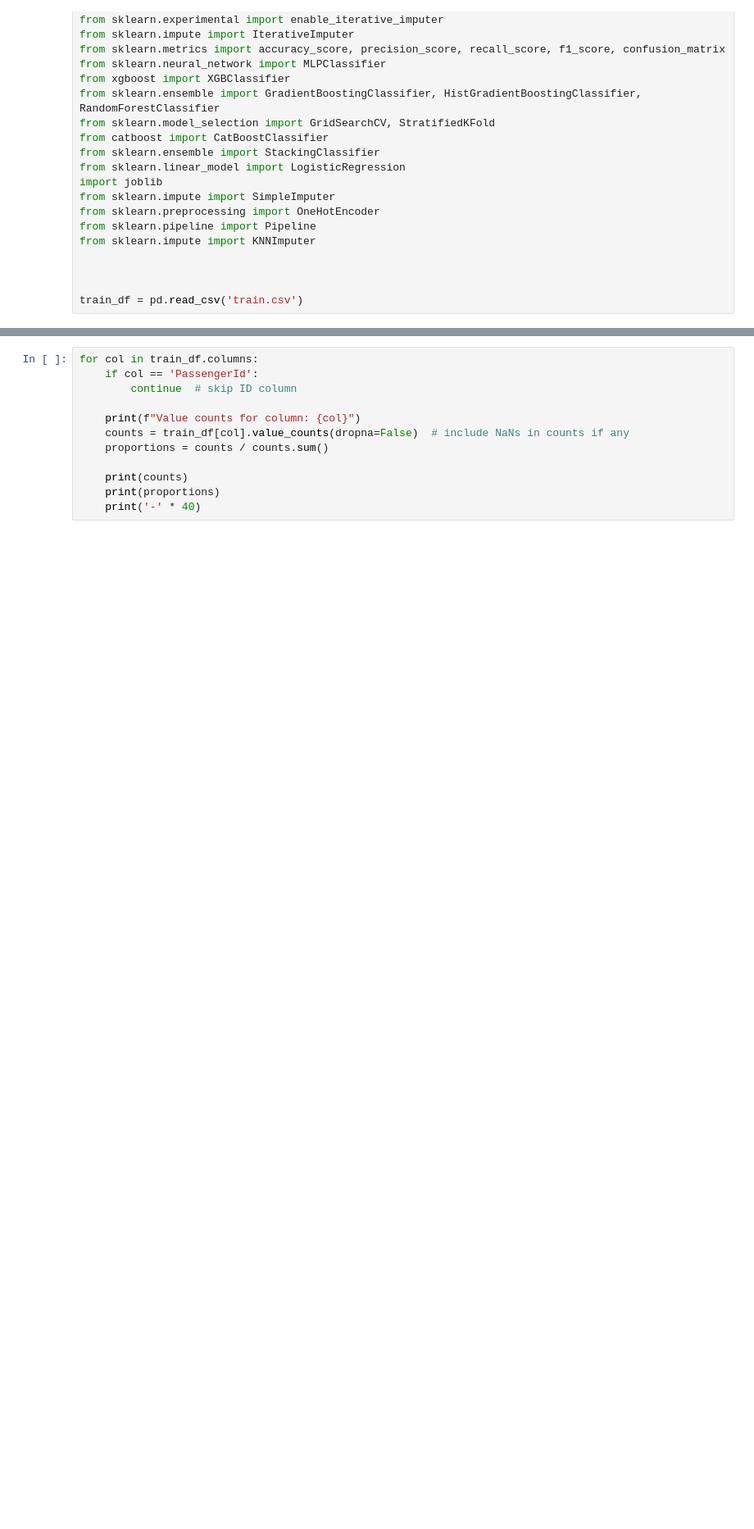
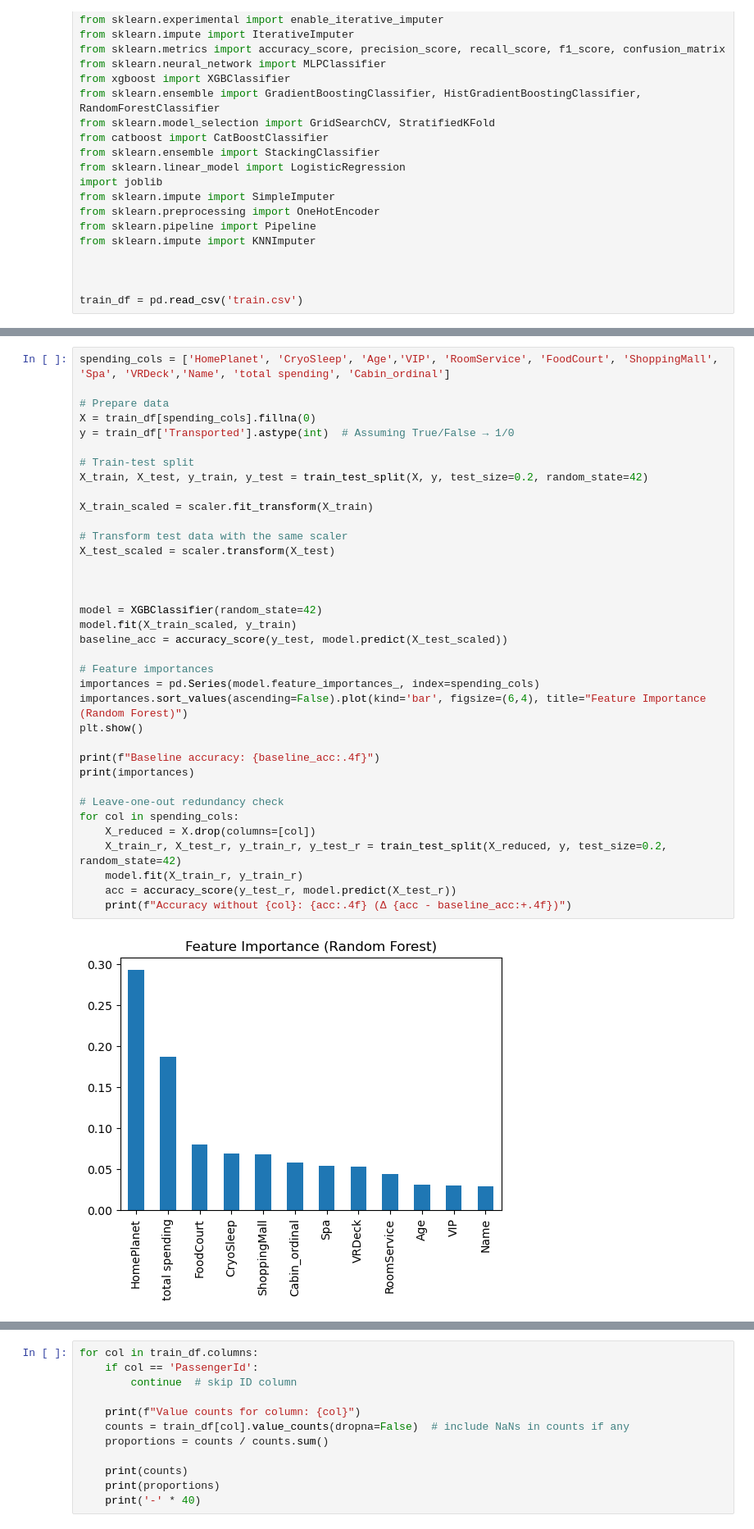
Before and after one commit to GeordieJones/kaggel_spaceship-titanic, a Jupyter notebook: third_model.ipynb, the cells around one changed output, grey strips where cells are left out. Shown at 82% size. Saved outputs shown, nothing was run; the diff lists cells and outputs as text; blank space fills up the shorter version.

Commit message:
fine tuned the correct data to feed

```diff
--- a/third_model.ipynb
+++ b/third_model.ipynb
@@ -36,0 +111,38 @@ Index(['PassengerId', 'HomePlanet', 'CryoSleep', 'Cabin', 'Destination', 'Age',
+# %%
+spending_cols = ['HomePlanet', 'CryoSleep', 'Age','VIP', 'RoomService', 'FoodCourt', 'ShoppingMall', 'Spa', 'VRDeck','Name', 'total spending', 'Cabin_ordinal']
+
+# Prepare data
+X = train_df[spending_cols].fillna(0)
+y = train_df['Transported'].astype(int)  # Assuming True/False → 1/0
+
+# Train-test split
+X_train, X_test, y_train, y_test = train_test_split(X, y, test_size=0.2, random_state=42)
+
+X_train_scaled = scaler.fit_transform(X_train)
+
+# Transform test data with the same scaler
+X_test_scaled = scaler.transform(X_test)
+
+
+
+model = XGBClassifier(random_state=42)
+model.fit(X_train_scaled, y_train)
+baseline_acc = accuracy_score(y_test, model.predict(X_test_scaled))
+
+# Feature importances
+importances = pd.Series(model.feature_importances_, index=spending_cols)
+importances.sort_values(ascending=False).plot(kind='bar', figsize=(6,4), title="Feature Importance (Random Forest)")
+plt.show()
+
+print(f"Baseline accuracy: {baseline_acc:.4f}")
+print(importances)
+
+# Leave-one-out redundancy check
+for col in spending_cols:
+    X_reduced = X.drop(columns=[col])
+    X_train_r, X_test_r, y_train_r, y_test_r = train_test_split(X_reduced, y, test_size=0.2, random_state=42)
+    model.fit(X_train_r, y_train_r)
+    acc = accuracy_score(y_test_r, model.predict(X_test_r))
+    print(f"Accuracy without {col}: {acc:.4f} (Δ {acc - baseline_acc:+.4f})")
+# %% [output]
+[figure, added]
```
Also changed, not shown: parts of 13 cells of this notebook.
